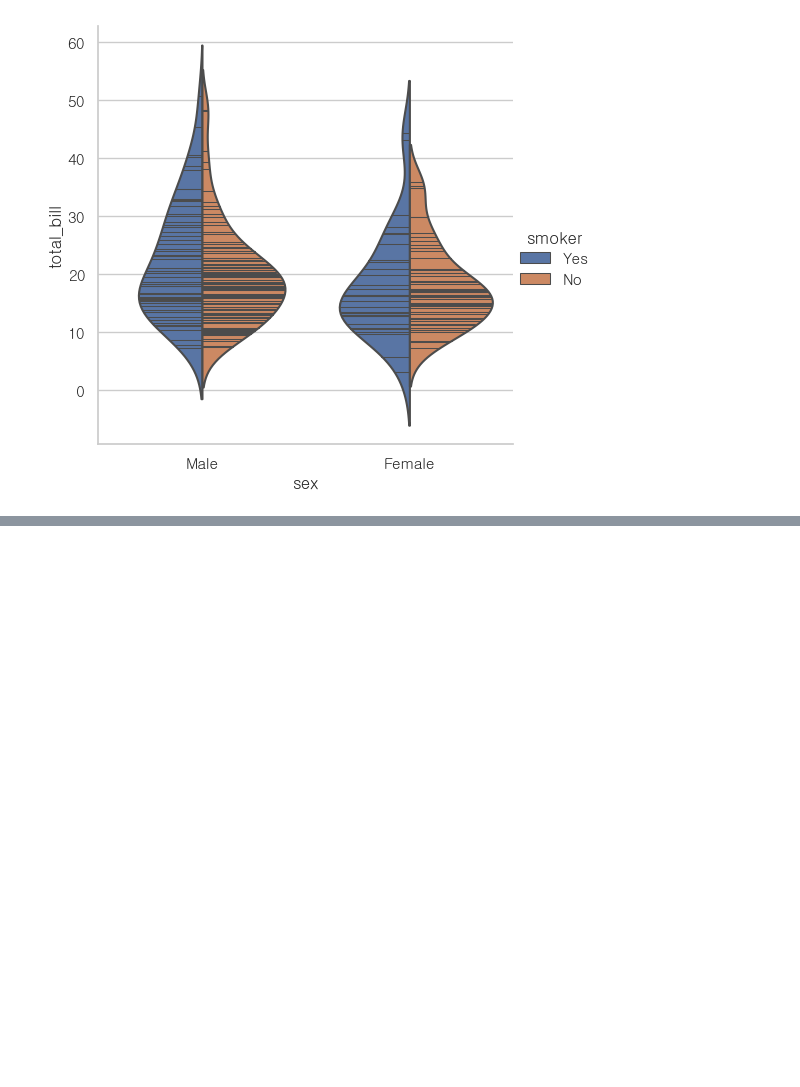
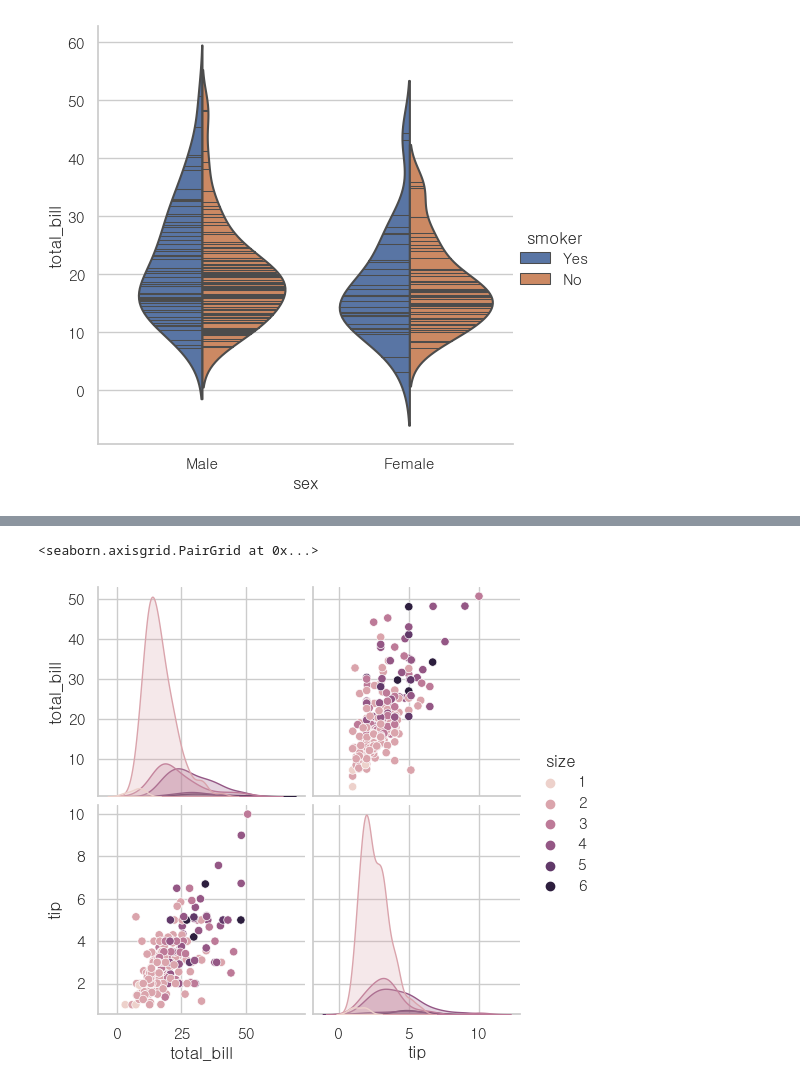
Before and after one commit to lyoun3060/bigdata_visual, a Jupyter notebook: 0711(matplotlib, seaborn)/seaborn/seaborn2.ipynb, the cells around one changed output, grey strips where cells are left out. Drawn from its saved outputs; the diff is of its cells as text; code cells hidden in the pictures; blank space fills up the shorter version.

```diff
--- a/0711(matplotlib, seaborn)/seaborn/seaborn2.ipynb
+++ b/0711(matplotlib, seaborn)/seaborn/seaborn2.ipynb
@@ -45,0 +57,5 @@ TypeError: 'str' object is not callable
+# %%
+sns.pairplot(tips, hue='size')
+# %% [output]
+<seaborn.axisgrid.PairGrid at 0x...>
+[figure, added]
```
Also changed, not shown: parts of 8 cells of this notebook, 16 other files.
